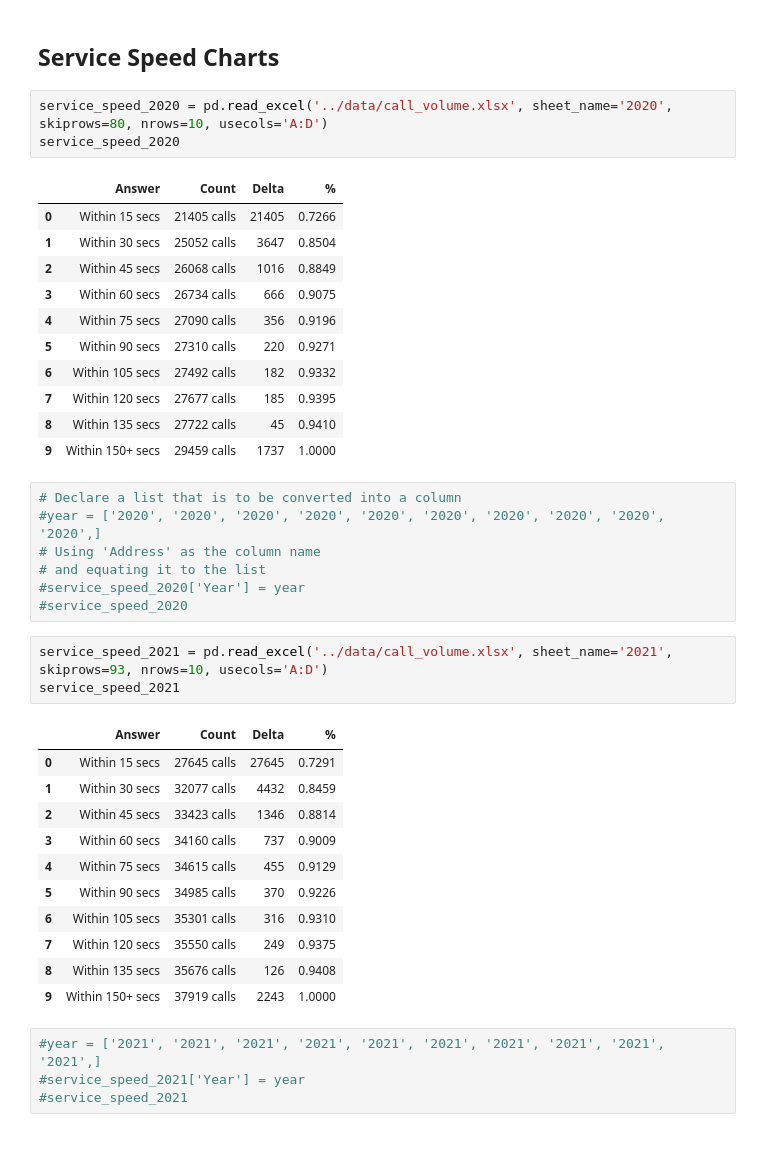
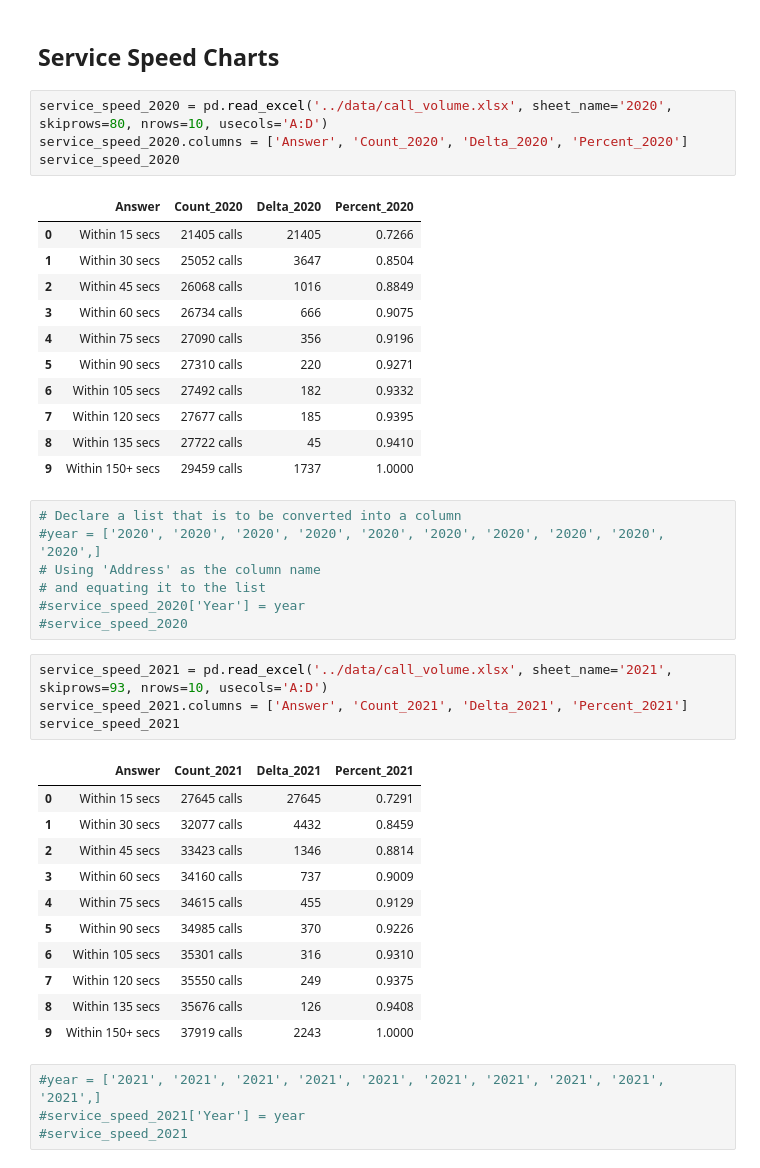
Before and after one commit to NSS-Data-Analytics-Cohort-6/fcs-crisis-sailing-the-seaborn, a Jupyter notebook: notebooks/FCS_Crisis_Study.ipynb, the cells around one changed output. Cells and saved outputs as stored; diff of their text form.

```diff
--- a/notebooks/FCS_Crisis_Study.ipynb
+++ b/notebooks/FCS_Crisis_Study.ipynb
@@ -93,9 +93,10 @@ queue_answered_2020
 ## Service Speed Charts
 # %%
 service_speed_2020 = pd.read_excel('../data/call_volume.xlsx', sheet_name='2020', skiprows=80, nrows=10, usecols='A:D')
+service_speed_2020.columns = ['Answer', 'Count_2020', 'Delta_2020', 'Percent_2020']
 service_speed_2020
 # %% [output]
-|  | Answer | Count | Delta | % |
+|  | Answer | Count_2020 | Delta_2020 | Percent_2020 |
 | 0 | Within 15 secs | 21405 calls | 21405 | 0.7266 |
 | 1 | Within 30 secs | 25052 calls | 3647 | 0.8504 |
 | 2 | Within 45 secs | 26068 calls | 1016 | 0.8849 |
@@ -115,9 +116,10 @@ service_speed_2020
 #service_speed_2020
 # %%
 service_speed_2021 = pd.read_excel('../data/call_volume.xlsx', sheet_name='2021', skiprows=93, nrows=10, usecols='A:D')
+service_speed_2021.columns = ['Answer', 'Count_2021', 'Delta_2021', 'Percent_2021']
 service_speed_2021
 # %% [output]
-|  | Answer | Count | Delta | % |
+|  | Answer | Count_2021 | Delta_2021 | Percent_2021 |
 | 0 | Within 15 secs | 27645 calls | 27645 | 0.7291 |
 | 1 | Within 30 secs | 32077 calls | 4432 | 0.8459 |
 | 2 | Within 45 secs | 33423 calls | 1346 | 0.8814 |
```
Also changed, not shown: parts of 28 cells of this notebook.
